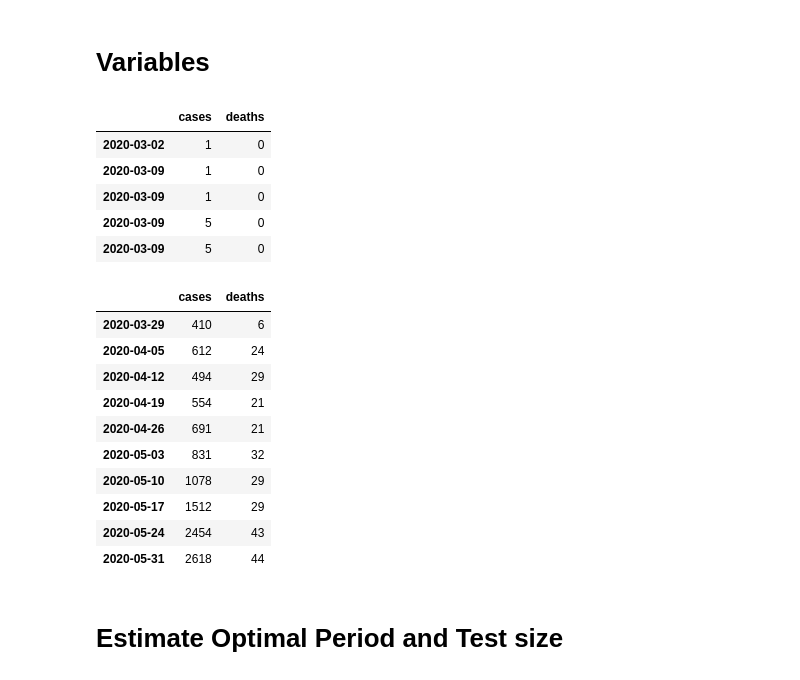
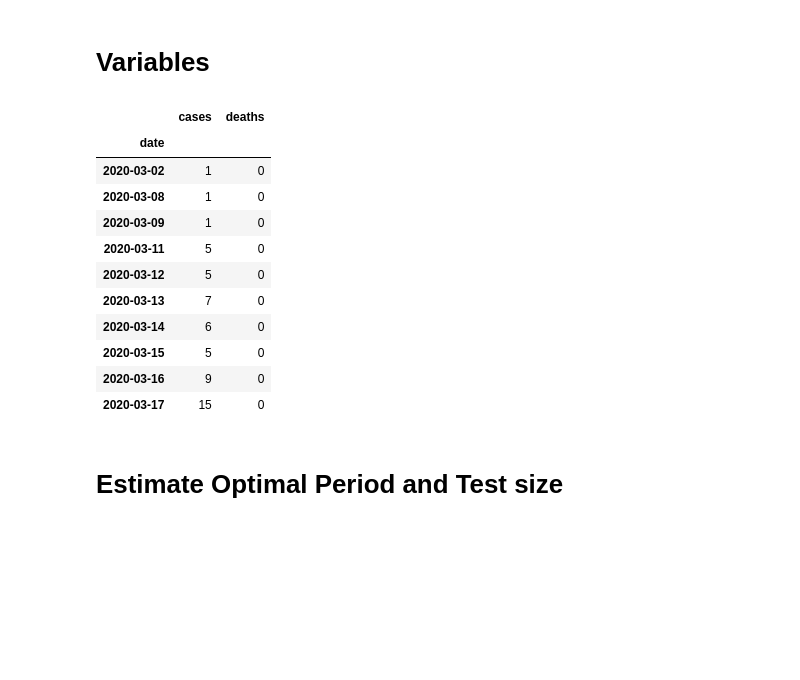
Before and after one commit to TRACE-LAC/pet-epi-notebooks, a Jupyter notebook: notebooks/proyeccion_sktime_epi_mc.ipynb, the cells around one changed output. Cells and saved outputs as stored; diff of their text form; code cells hidden in the pictures; blank space fills up the shorter version.

```diff
--- a/notebooks/proyeccion_sktime_epi_mc.ipynb
+++ b/notebooks/proyeccion_sktime_epi_mc.ipynb
@@ -85,41 +85,37 @@ def forecasting_model(df_, vars_, freq_, periods_range, test_size_range, verbose
 # %% [markdown]
 # Variables
 # %%
-df_epi_mc = pd.read_csv("../data/df_covid19.csv")
-df_epi_mc = df_epi_mc[df_epi_mc["epi_week"] != 53]
-df_epi_mc.index = get_date_index(df_ = df_epi_mc)
+df_epi_mc_0 = pd.read_csv("../data/df_covid19.csv")
+df_epi_mc_0["date"] = pd.to_datetime(df_epi_mc_0["date"], errors = "coerce")
 
 # Local estimation example
 region_ = "Bogota"
 date_ = "2021-06-01"
 
-df_epi_mc = df_epi_mc[((df_epi_mc["region"] == region_) & (df_epi_mc["date"] <= date_))][["cases", "deaths"]].fillna(0)
-df_epi_mc.head(5)
+df_epi_mc = df_epi_mc_0[((df_epi_mc_0["region"] == region_) & (df_epi_mc_0["date"] <= date_))][["date", "cases", "deaths"]].fillna(0)
+
+# Set date index
+df_epi_mc.set_index(["date"], inplace = True)
+#df_epi_mc.index = get_date_index(df_ = df_epi_mc)
+
+# Resample in epidemiological week
+period_ = "1D"
+#df_epi_mc = df_epi_mc.astype(int).resample(period_).sum()
+#df_epi_mc = df_epi_mc[df_epi_mc["deaths"] != 0]
+df_epi_mc.head(10)
 # %% [output]
 |  | cases | deaths |
+| date |  |  |
 | 2020-03-02 | 1 | 0 |
+| 2020-03-08 | 1 | 0 |
 | 2020-03-09 | 1 | 0 |
-| 2020-03-09 | 1 | 0 |
-| 2020-03-09 | 5 | 0 |
-| 2020-03-09 | 5 | 0 |
+| 2020-03-11 | 5 | 0 |
+| 2020-03-12 | 5 | 0 |
+| 2020-03-13 | 7 | 0 |
+| 2020-03-14 | 6 | 0 |
+| 2020-03-15 | 5 | 0 |
+| 2020-03-16 | 9 | 0 |
+| 2020-03-17 | 15 | 0 |
-# %%
-# Resample in epidemiological week
-period_ = "1W"
-df_epi_mc = df_epi_mc.astype(int).resample(period_).sum()
-df_epi_mc = df_epi_mc[df_epi_mc["deaths"] != 0]
-df_epi_mc.head(10)
-# %% [output]
-|  | cases | deaths |
-| 2020-03-29 | 410 | 6 |
-| 2020-04-05 | 612 | 24 |
-| 2020-04-12 | 494 | 29 |
-| 2020-04-19 | 554 | 21 |
-| 2020-04-26 | 691 | 21 |
-| 2020-05-03 | 831 | 32 |
-| 2020-05-10 | 1078 | 29 |
-| 2020-05-17 | 1512 | 29 |
-| 2020-05-24 | 2454 | 43 |
-| 2020-05-31 | 2618 | 44 |
 # %% [markdown]
 # Estimate Optimal Period and Test size
 # %%
```
Also changed, not shown: parts of 4 cells of this notebook.
